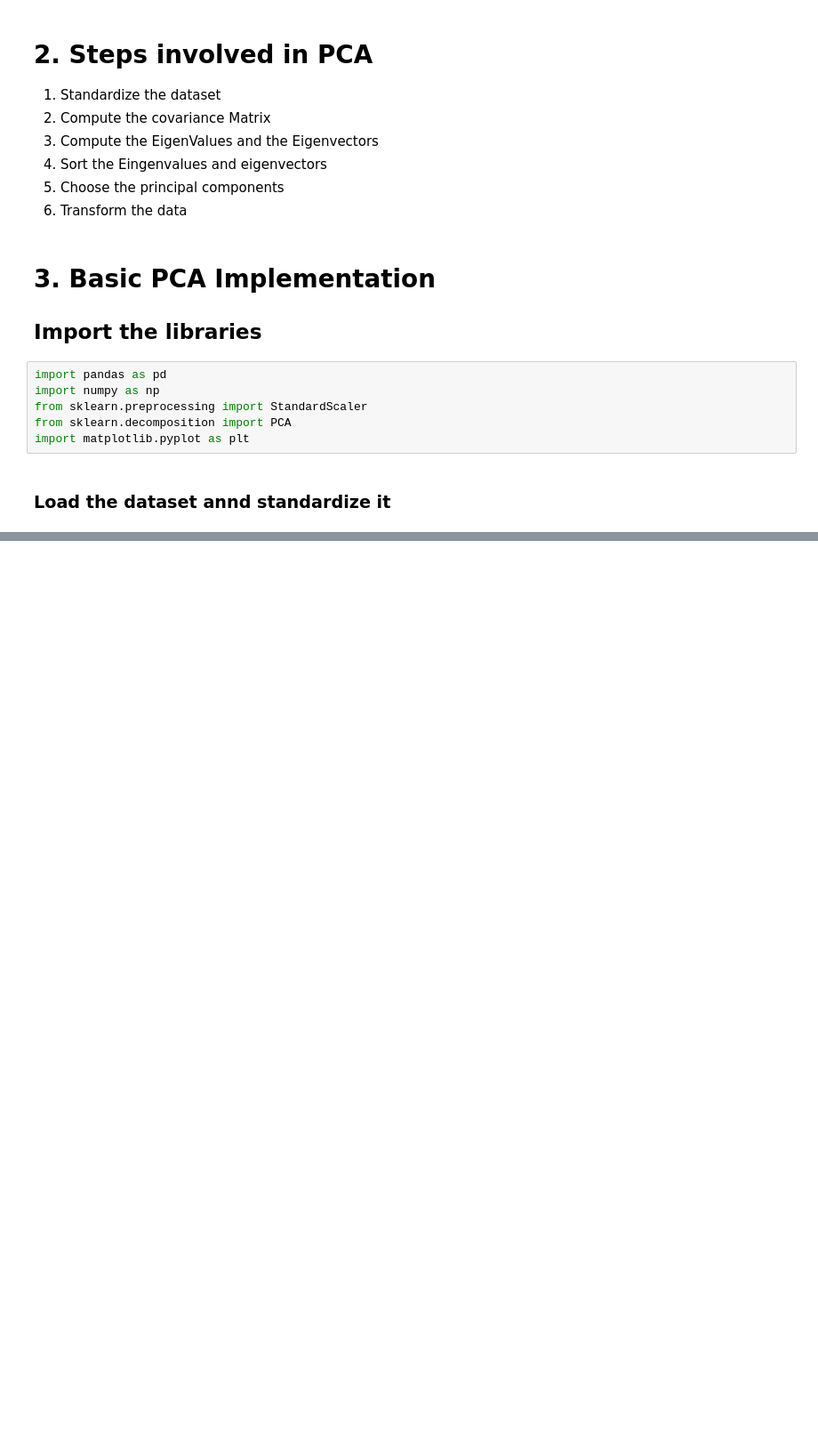
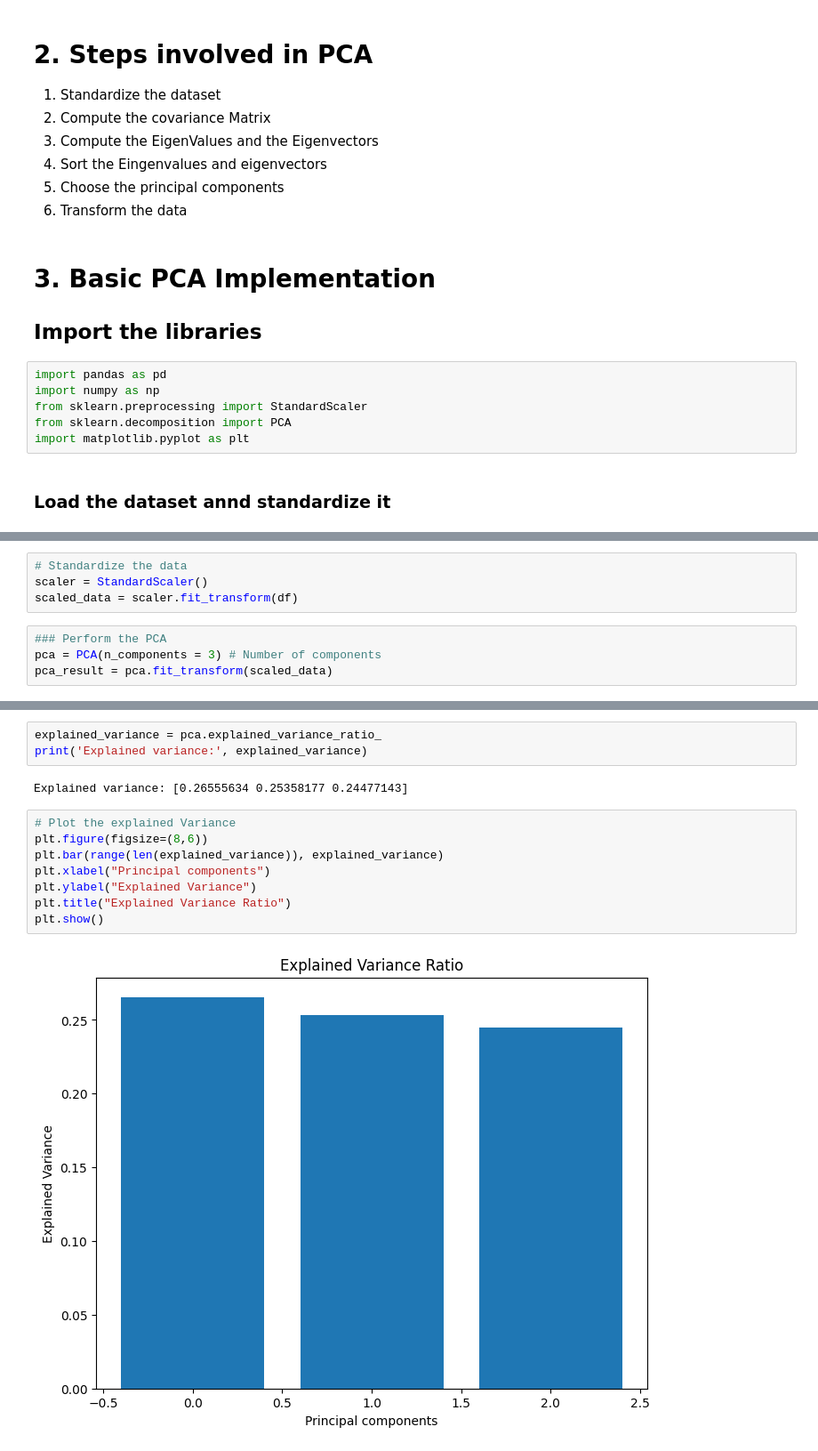
Before and after one commit to Ekawaka/MACHINE-LEARNING-II, a Jupyter notebook: PCA.ipynb, the cells around one changed output, grey strips where cells are left out. Shown: that part at 89% size. Saved outputs shown, nothing was run; the diff lists cells and outputs as text; blank space fills up the shorter version.

```diff
--- a/PCA.ipynb
+++ b/PCA.ipynb
@@ -25,0 +154,8 @@ import matplotlib.pyplot as plt
+# %%
+# Standardize the data
+scaler = StandardScaler()
+scaled_data = scaler.fit_transform(df)
+# %%
+### Perform the PCA
+pca = PCA(n_components = 3) # Number of components
+pca_result = pca.fit_transform(scaled_data)
@@ -25,0 +181,15 @@ import matplotlib.pyplot as plt
+# %%
+explained_variance = pca.explained_variance_ratio_
+print('Explained variance:', explained_variance)
+# %% [output]
+Explained variance: [0.26555634 0.25358177 0.24477143]
+# %%
+# Plot the explained Variance
+plt.figure(figsize=(8,6))
+plt.bar(range(len(explained_variance)), explained_variance)
+plt.xlabel("Principal components")
+plt.ylabel("Explained Variance")
+plt.title("Explained Variance Ratio")
+plt.show()
+# %% [output]
+[figure, added]
```
Also changed, not shown: parts of 21 cells of this notebook.
